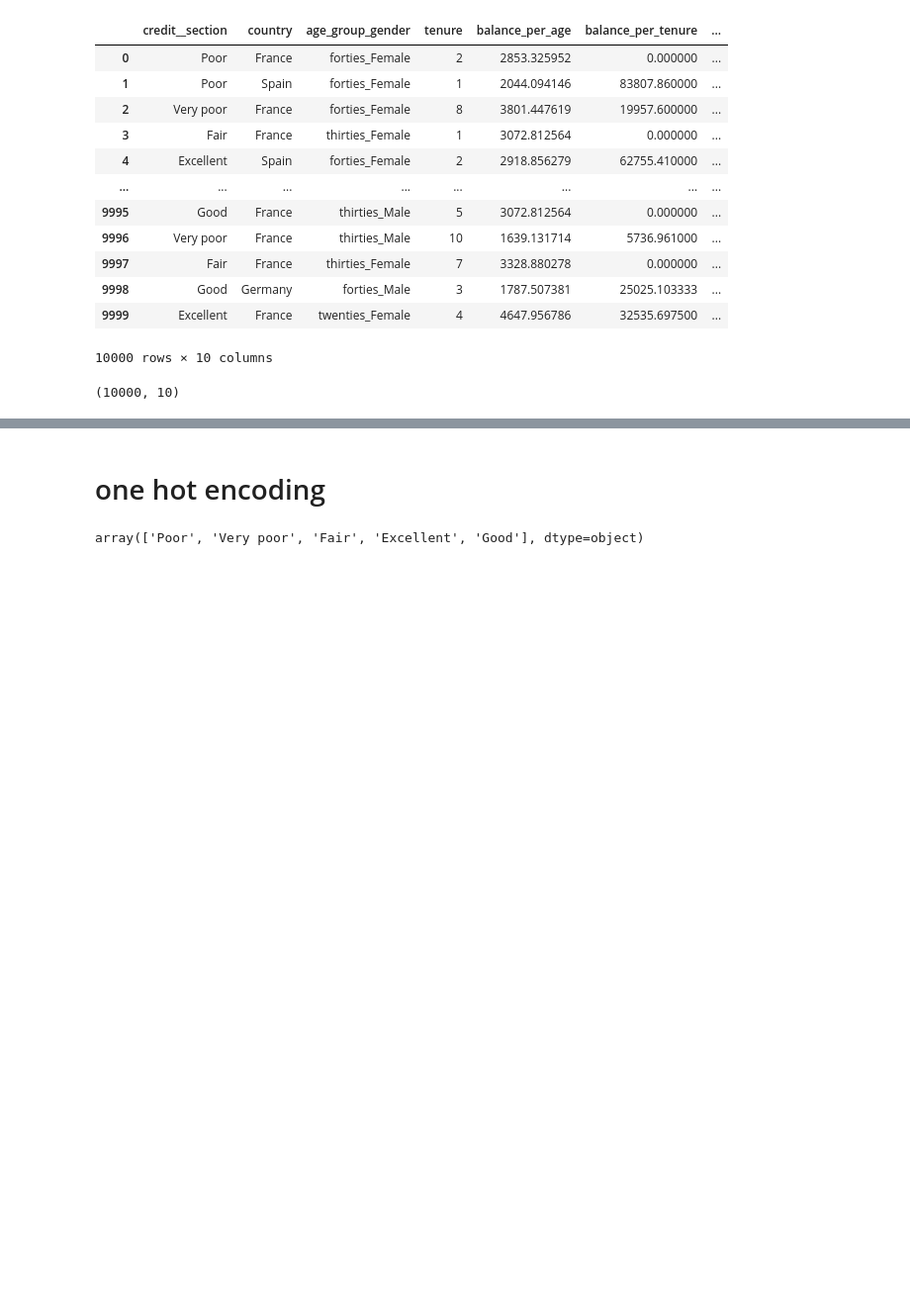
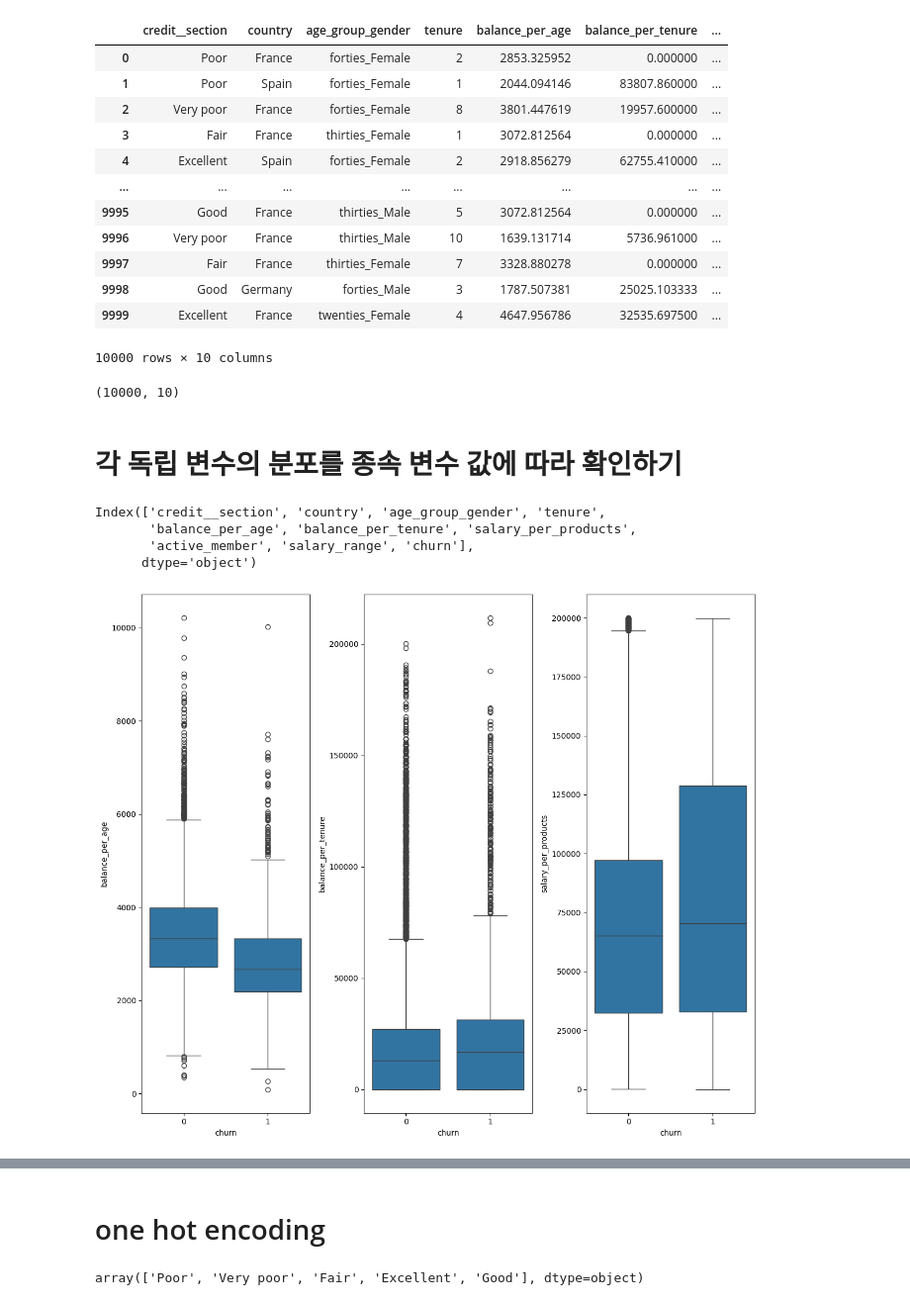
Before and after one commit to coconutkim/project_churn, a Jupyter notebook: real5.ipynb, the cells around one changed output, grey strips where cells are left out. Shown at 99% size. Saved outputs shown, nothing was run; the diff lists cells and outputs as text; code cells hidden in the pictures; blank space fills up the shorter version.

```diff
--- a/real5.ipynb
+++ b/real5.ipynb
@@ -0,0 +1,4 @@
+# %%
+import pandas as pd
+df=pd.read_csv('./grouped_data5.csv')
+df
@@ -1,6 +19,2 @@
 # %% [markdown]
 # drop columns
-# %%
-import pandas as pd
-df=pd.read_csv('./grouped_data4.csv')
-df
@@ -41,3 +41,34 @@ df
 df.shape
 # %% [output]
 (10000, 10)
+# %% [markdown]
+# 각 독립 변수의 분포를 종속 변수 값에 따라 확인하기
+# %%
+df.columns
+# %% [output]
+Index(['credit__section', 'country', 'age_group_gender', 'tenure',
+       'balance_per_age', 'balance_per_tenure', 'salary_per_products',
+       'active_member', 'salary_range', 'churn'],
+      dtype='object')
+# %%
+import pandas as pd
+import seaborn as sns
+import matplotlib.pyplot as plt
+
+# y값 리스트
+y_vars = ['balance_per_age', 'balance_per_tenure', 'salary_per_products']
+
+# subplot 설정
+plt.figure(figsize=(12, 10))
+
+for i, y_var in enumerate(y_vars):
+    plt.subplot(1,3, i + 1)
+    sns.boxplot(x='churn', y=y_var, data=df)
+    plt.xlabel('churn')
+    plt.ylabel(y_var)
+    # plt.title(f'Distribution of {y_var} by churn')
+
+plt.tight_layout()
+plt.show()
+# %% [output]
+[figure, added]
```
Also changed, not shown: parts of 6 cells of this notebook, 6 other files.
